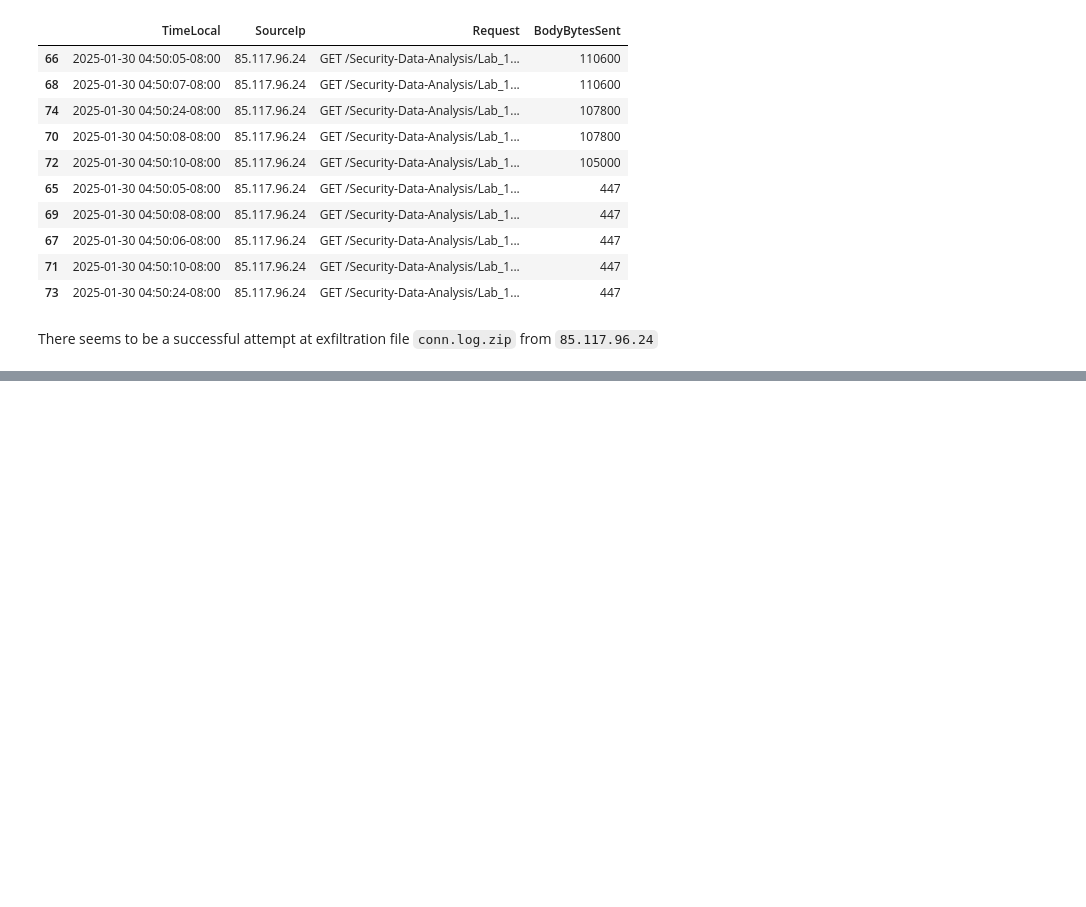
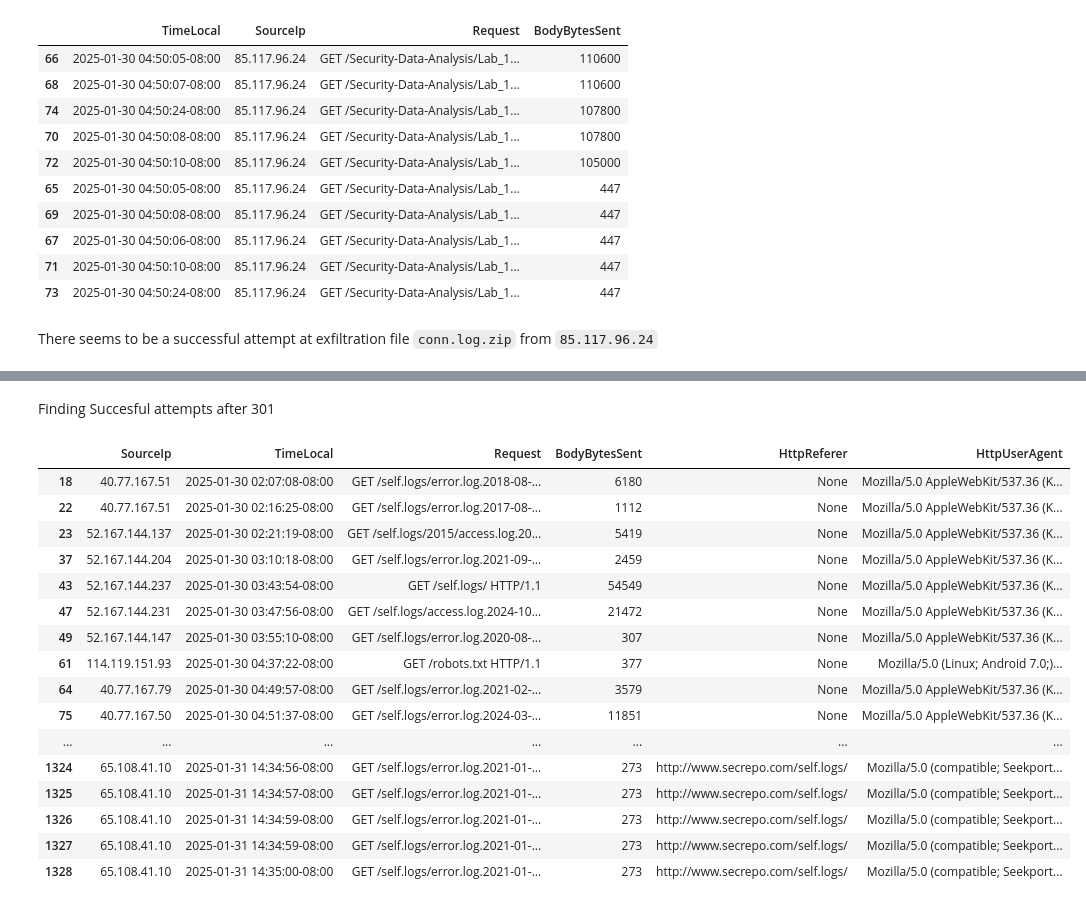
Before and after one commit to tayontech/TFH-Analysis, a Jupyter notebook: tp_secrepo.ipynb, the cells around one changed output, grey strips where cells are left out. Cells and saved outputs as stored; diff of their text form; code cells hidden in the pictures; blank space fills up the shorter version.

```diff
--- a/tp_secrepo.ipynb
+++ b/tp_secrepo.ipynb
@@ -212,0 +293,9 @@ There seems to be a successful attempt at exfiltration file `conn.log.zip` from
+# %%
+df['MissingReferer'] = df['HttpReferer'].isna() | (df['HttpReferer'].str.strip() == '')
+
+missing_referer_df = df[df['MissingReferer']]
+
+top_missing_referer_ips = missing_referer_df['SourceIp'].value_counts().head(10)
+display(top_missing_referer_ips)
+
+display(missing_referer_df[['TimeLocal','SourceIp', 'Request', 'Status', 'HttpUserAgent']].head(20))
@@ -212,0 +359,27 @@ There seems to be a successful attempt at exfiltration file `conn.log.zip` from
+# %% [markdown]
+Finding Succesful attempts after 301
+# %%
+redirect_ips = df[df['Status'] == 301]['SourceIp'].unique()
+
+success_after_redirect = df[(df['SourceIp'].isin(redirect_ips)) & (df['Status'] == 200)]
+
+# Display suspicious successful access attempts
+display(success_after_redirect[['SourceIp', 'TimeLocal', 'Request', 'BodyBytesSent', 'HttpReferer', 'HttpUserAgent']])
+# %% [output]
+|  | SourceIp | TimeLocal | Request | BodyBytesSent | HttpReferer | HttpUserAgent |
+| 18 | 40.77.167.51 | 2025-01-30 02:07:08-08:00 | GET /self.logs/error.log.2018-08-... | 6180 | None | Mozilla/5.0 AppleWebKit/537.36 (K... |
+| 22 | 40.77.167.51 | 2025-01-30 02:16:25-08:00 | GET /self.logs/error.log.2017-08-... | 1112 | None | Mozilla/5.0 AppleWebKit/537.36 (K... |
+| 23 | 52.167.144.137 | 2025-01-30 02:21:19-08:00 | GET /self.logs/2015/access.log.20... | 5419 | None | Mozilla/5.0 AppleWebKit/537.36 (K... |
+| 37 | 52.167.144.204 | 2025-01-30 03:10:18-08:00 | GET /self.logs/error.log.2021-09-... | 2459 | None | Mozilla/5.0 AppleWebKit/537.36 (K... |
+| 43 | 52.167.144.237 | 2025-01-30 03:43:54-08:00 | GET /self.logs/ HTTP/1.1 | 54549 | None | Mozilla/5.0 AppleWebKit/537.36 (K... |
+| 47 | 52.167.144.231 | 2025-01-30 03:47:56-08:00 | GET /self.logs/access.log.2024-10... | 21472 | None | Mozilla/5.0 AppleWebKit/537.36 (K... |
+| 49 | 52.167.144.147 | 2025-01-30 03:55:10-08:00 | GET /self.logs/error.log.2020-08-... | 307 | None | Mozilla/5.0 AppleWebKit/537.36 (K... |
+| 61 | 114.119.151.93 | 2025-01-30 04:37:22-08:00 | GET /robots.txt HTTP/1.1 | 377 | None | Mozilla/5.0 (Linux; Android 7.0;)... |
+| 64 | 40.77.167.79 | 2025-01-30 04:49:57-08:00 | GET /self.logs/error.log.2021-02-... | 3579 | None | Mozilla/5.0 AppleWebKit/537.36 (K... |
+| 75 | 40.77.167.50 | 2025-01-30 04:51:37-08:00 | GET /self.logs/error.log.2024-03-... | 11851 | None | Mozilla/5.0 AppleWebKit/537.36 (K... |
+| ... | ... | ... | ... | ... | ... | ... |
+| 1324 | 65.108.41.10 | 2025-01-31 14:34:56-08:00 | GET /self.logs/error.log.2021-01-... | 273 | http://www.secrepo.com/self.logs/ | Mozilla/5.0 (compatible; Seekport... |
+| 1325 | 65.108.41.10 | 2025-01-31 14:34:57-08:00 | GET /self.logs/error.log.2021-01-... | 273 | http://www.secrepo.com/self.logs/ | Mozilla/5.0 (compatible; Seekport... |
+| 1326 | 65.108.41.10 | 2025-01-31 14:34:59-08:00 | GET /self.logs/error.log.2021-01-... | 273 | http://www.secrepo.com/self.logs/ | Mozilla/5.0 (compatible; Seekport... |
+| 1327 | 65.108.41.10 | 2025-01-31 14:34:59-08:00 | GET /self.logs/error.log.2021-01-... | 273 | http://www.secrepo.com/self.logs/ | Mozilla/5.0 (compatible; Seekport... |
+| 1328 | 65.108.41.10 | 2025-01-31 14:35:00-08:00 | GET /self.logs/error.log.2021-01-... | 273 | http://www.secrepo.com/self.logs/ | Mozilla/5.0 (compatible; Seekport... |
```
Also changed, not shown: parts of 15 cells of this notebook.
